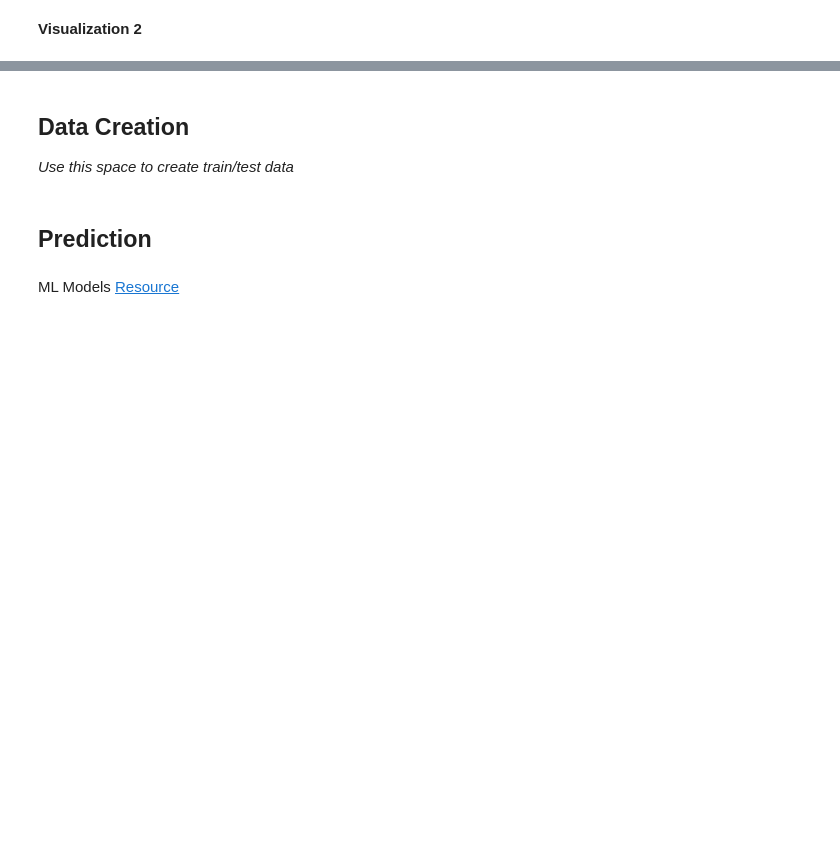
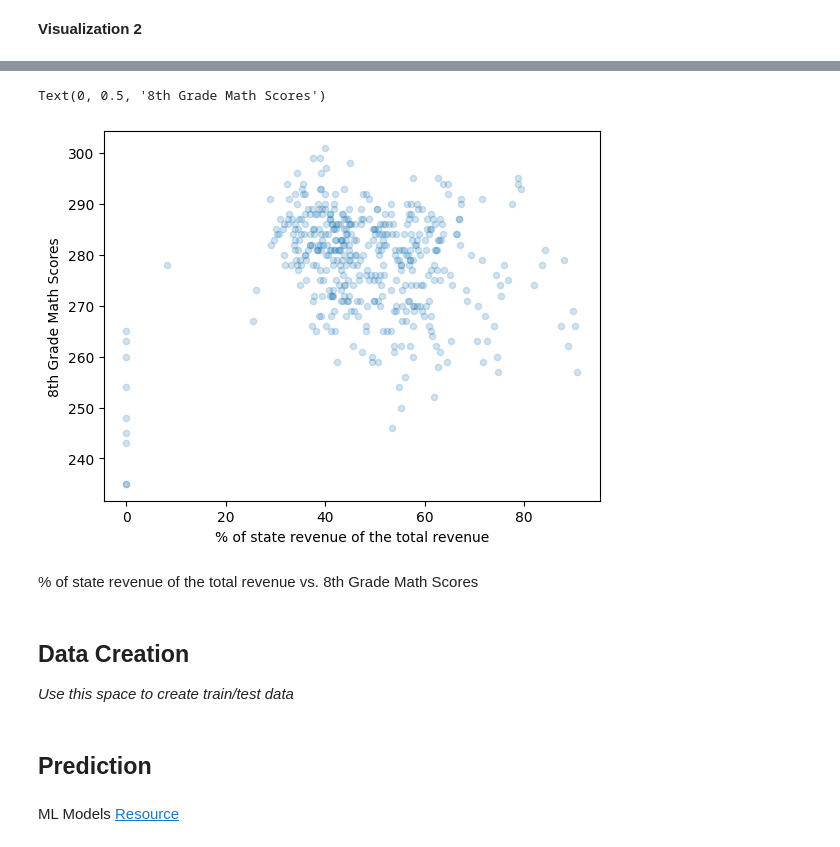
Before and after one commit to akang275/mdst-setup, a Jupyter notebook: tutorial1/checkpoint1.ipynb, the cells around one changed output, grey strips where cells are left out. Cells and saved outputs as stored; diff of their text form; code cells hidden in the pictures; blank space fills up the shorter version.

```diff
--- a/tutorial1/checkpoint1.ipynb
+++ b/tutorial1/checkpoint1.ipynb
@@ -77,3 +173,12 @@ Investigate the relationship between your chosen response variable and at least
+# %%
+df.plot.scatter(x = "PERCENT_OF_STATE_REVENUE_OF_TOTAL_REVENUE", y = "AVG_MATH_8_SCORE", alpha = 0.2)
+plt.xlabel("% of state revenue of the total revenue")
+plt.ylabel("8th Grade Math Scores")
+# %% [output]
+Text(0, 0.5, '8th Grade Math Scores')
+[figure, added]
+# %% [markdown]
+% of state revenue of the total revenue vs. 8th Grade Math Scores
 # %% [markdown]
 <h2> Data Creation </h2>
 
```
Also changed, not shown: parts of 23 cells of this notebook.
